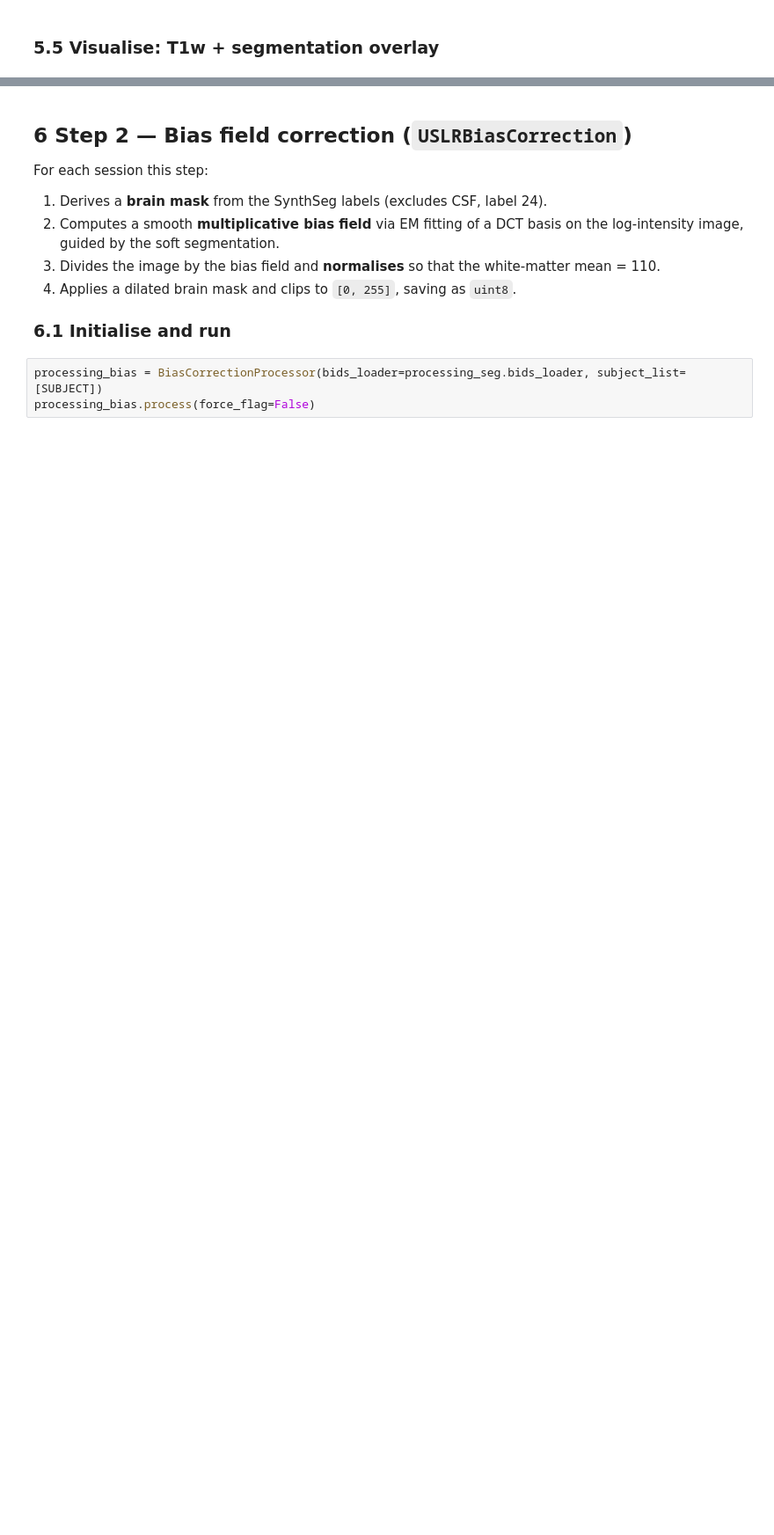
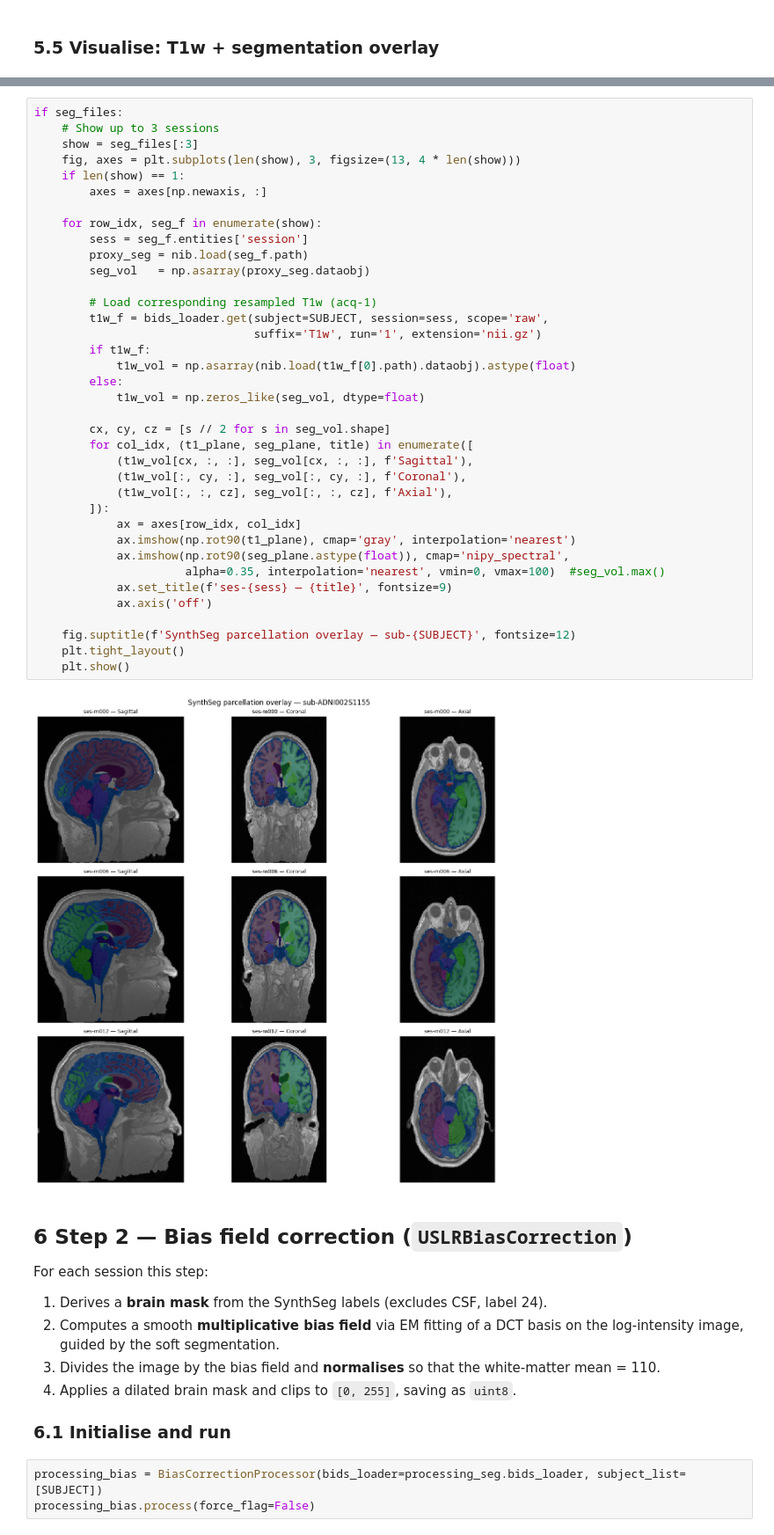
Before and after one commit to acasamitjana/nicgiprep, a Jupyter notebook: tutorials/preprocessing_tutorial.ipynb, the cells around one changed output, grey strips where cells are left out. Shown at 88% size. Cells and saved outputs as stored; diff of their text form; blank space fills up the shorter version.

```diff
--- a/tutorials/preprocessing_tutorial.ipynb
+++ b/tutorials/preprocessing_tutorial.ipynb
@@ -352,5 +421,44 @@ if seg_files:
 # %% [output]
 [figure]
+# %%
+if seg_files:
+    # Show up to 3 sessions
+    show = seg_files[:3]
+    fig, axes = plt.subplots(len(show), 3, figsize=(13, 4 * len(show)))
+    if len(show) == 1:
+        axes = axes[np.newaxis, :]
+
+    for row_idx, seg_f in enumerate(show):
+        sess = seg_f.entities['session']
+        proxy_seg = nib.load(seg_f.path)
+        seg_vol   = np.asarray(proxy_seg.dataobj)
+
+        # Load corresponding resampled T1w (acq-1)
+        t1w_f = bids_loader.get(subject=SUBJECT, session=sess, scope='raw',
+                                suffix='T1w', run='1', extension='nii.gz')
+        if t1w_f:
+            t1w_vol = np.asarray(nib.load(t1w_f[0].path).dataobj).astype(float)
+        else:
+            t1w_vol = np.zeros_like(seg_vol, dtype=float)
+
+        cx, cy, cz = [s // 2 for s in seg_vol.shape]
+        for col_idx, (t1_plane, seg_plane, title) in enumerate([
+            (t1w_vol[cx, :, :], seg_vol[cx, :, :], f'Sagittal'),
+            (t1w_vol[:, cy, :], seg_vol[:, cy, :], f'Coronal'),
+            (t1w_vol[:, :, cz], seg_vol[:, :, cz], f'Axial'),
+        ]):
+            ax = axes[row_idx, col_idx]
+            ax.imshow(np.rot90(t1_plane), cmap='gray', interpolation='nearest')
+            ax.imshow(np.rot90(seg_plane.astype(float)), cmap='nipy_spectral',
+                      alpha=0.35, interpolation='nearest', vmin=0, vmax=100)  #seg_vol.max()
+            ax.set_title(f'ses-{sess} — {title}', fontsize=9)
+            ax.axis('off')
+
+    fig.suptitle(f'SynthSeg parcellation overlay — sub-{SUBJECT}', fontsize=12)
+    plt.tight_layout()
+    plt.show()
+# %% [output]
+[figure, added]
 # %% [markdown]
 ## 6  Step 2 — Bias field correction (`USLRBiasCorrection`)
 
```
Also changed, not shown: parts of 27 cells of this notebook, 7 other files.
